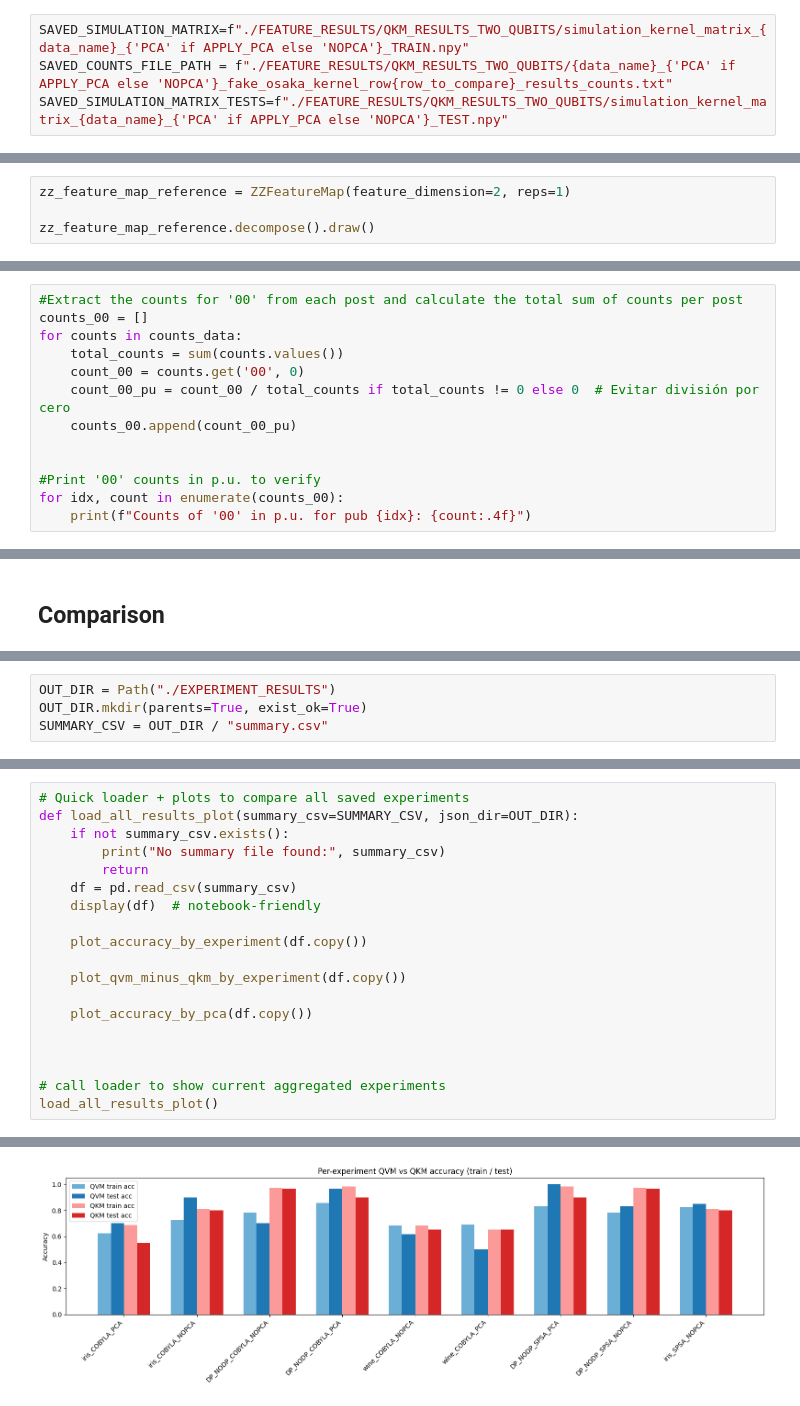
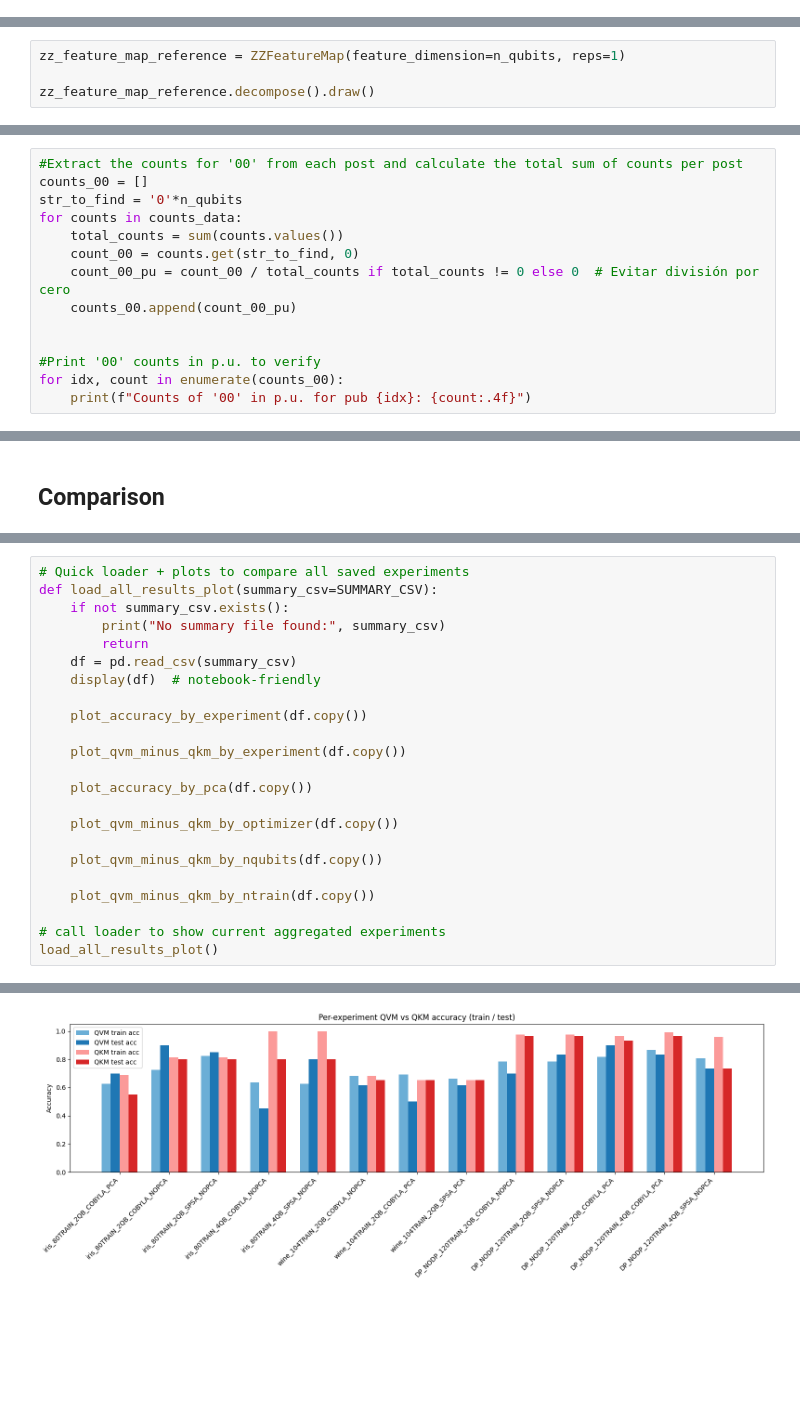
Before and after one commit to Jeusaipakoimetre/qvm_qkm_compare, a Jupyter notebook: code/qvm_qkm_compare.ipynb, the cells around one changed output, grey strips where cells are left out. Cells and saved outputs as stored; diff of their text form; blank space fills up the shorter version.

```diff
--- a/code/qvm_qkm_compare.ipynb
+++ b/code/qvm_qkm_compare.ipynb
@@ -417,4 +474,0 @@ RERUN_KERNEL_TESTS=IS_NEW_RUN
-# %%
-SAVED_SIMULATION_MATRIX=f"./FEATURE_RESULTS/QKM_RESULTS_TWO_QUBITS/simulation_kernel_matrix_{data_name}_{'PCA' if APPLY_PCA else 'NOPCA'}_TRAIN.npy"
-SAVED_COUNTS_FILE_PATH = f"./FEATURE_RESULTS/QKM_RESULTS_TWO_QUBITS/{data_name}_{'PCA' if APPLY_PCA else 'NOPCA'}_fake_osaka_kernel_row{row_to_compare}_results_counts.txt"
-SAVED_SIMULATION_MATRIX_TESTS=f"./FEATURE_RESULTS/QKM_RESULTS_TWO_QUBITS/simulation_kernel_matrix_{data_name}_{'PCA' if APPLY_PCA else 'NOPCA'}_TEST.npy"
@@ -436,5 +479,5 @@ backend =FakeOsaka()
 # %%
-zz_feature_map_reference = ZZFeatureMap(feature_dimension=2, reps=1)
+zz_feature_map_reference = ZZFeatureMap(feature_dimension=n_qubits, reps=1)
 
 zz_feature_map_reference.decompose().draw()
 # %% [output]
@@ -645,9 +673,10 @@ Total circuits processed: 80
 # %%
 #Extract the counts for '00' from each post and calculate the total sum of counts per post
 counts_00 = []
+str_to_find = '0'*n_qubits
 for counts in counts_data:
     total_counts = sum(counts.values())
-    count_00 = counts.get('00', 0)
+    count_00 = counts.get(str_to_find, 0)
     count_00_pu = count_00 / total_counts if total_counts != 0 else 0  # Evitar división por cero
     counts_00.append(count_00_pu)
 
@@ -803,7 +830,3 @@ WRITE_CSV_ENTRY=IS_NEW_RUN
-# %%
-OUT_DIR = Path("./EXPERIMENT_RESULTS")
-OUT_DIR.mkdir(parents=True, exist_ok=True)
-SUMMARY_CSV = OUT_DIR / "summary.csv"
 # %%
 if WRITE_CSV_ENTRY:
     # append summary row to CSV for quick aggregation
@@ -958,6 +1135,6 @@ def plot_qvm_minus_qkm_by_experiment(df):
 # %%
 # Quick loader + plots to compare all saved experiments
-def load_all_results_plot(summary_csv=SUMMARY_CSV, json_dir=OUT_DIR):
+def load_all_results_plot(summary_csv=SUMMARY_CSV):
     if not summary_csv.exists():
         print("No summary file found:", summary_csv)
         return
@@ -970,7 +1147,11 @@ def load_all_results_plot(summary_csv=SUMMARY_CSV, json_dir=OUT_DIR):
 
     plot_accuracy_by_pca(df.copy())
 
+    plot_qvm_minus_qkm_by_optimizer(df.copy())
 
+    plot_qvm_minus_qkm_by_nqubits(df.copy())
+
+    plot_qvm_minus_qkm_by_ntrain(df.copy())
 
 # call loader to show current aggregated experiments
 load_all_results_plot()
@@ -988 +1173 @@ load_all_results_plot()
-[figure, old version]
+[figure, new version]
```
Also changed, not shown: parts of 47 cells of this notebook, 48 other files.
